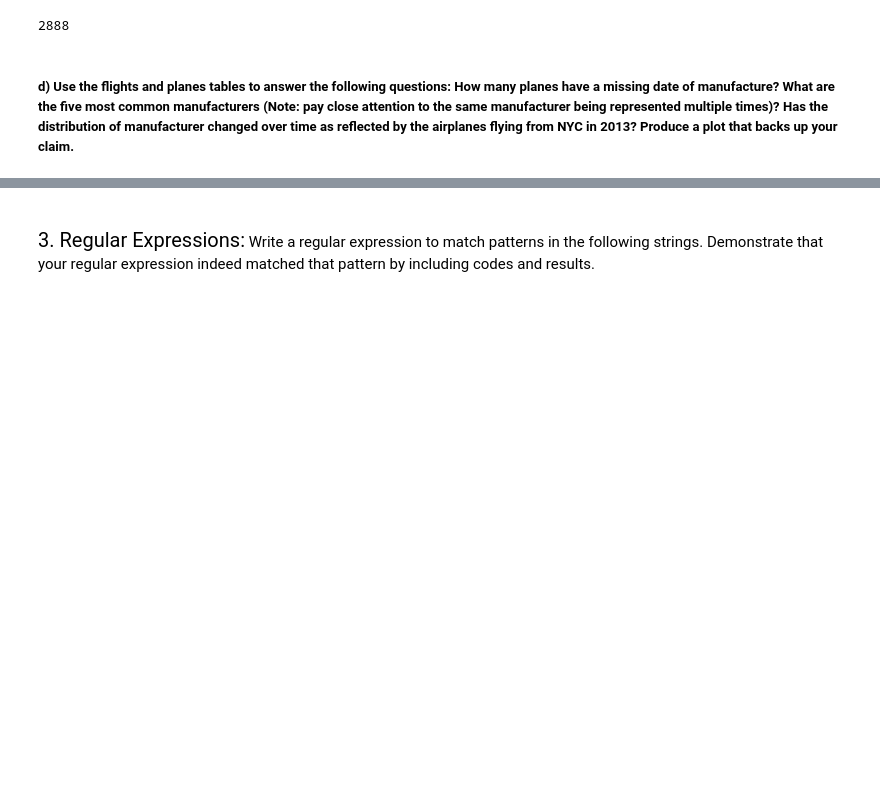
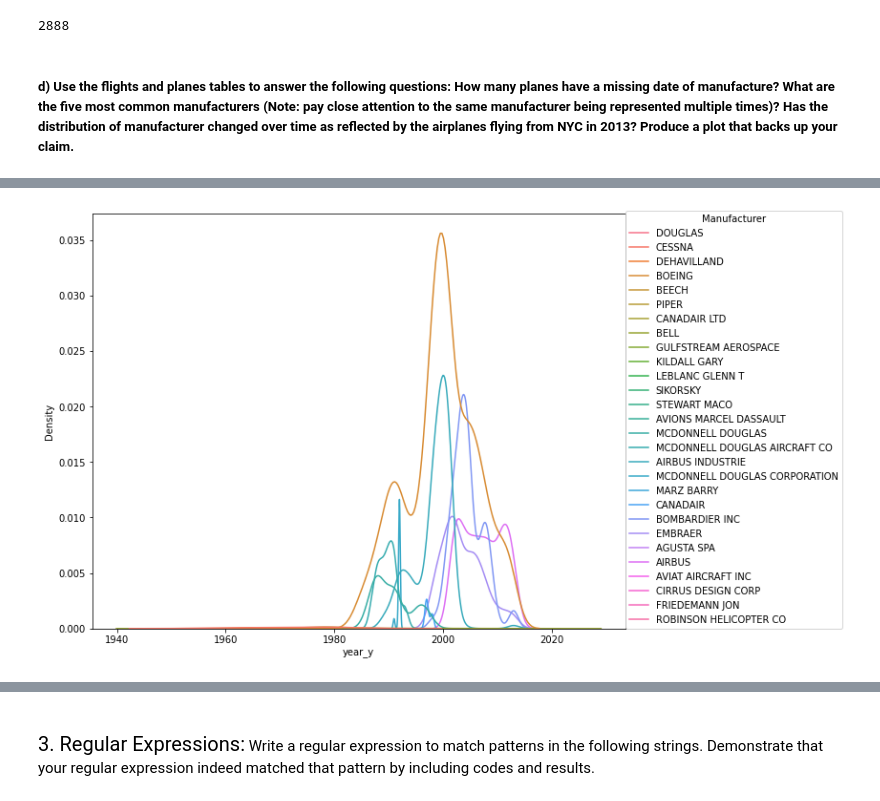
Before and after one commit to MapsaBootCamp/ML3_EXERCISE, a Jupyter notebook: week5.ipynb, the cells around one changed output, grey strips where cells are left out. Drawn from its saved outputs; the diff is of its cells as text; code cells hidden in the pictures; blank space fills up the shorter version.

```diff
--- a/week5.ipynb
+++ b/week5.ipynb
@@ -272,0 +316,2 @@ pd.merge(flights_from_nyc, planes_df, how = "inner" , on = "tailnum").tailnum.nu
+# %%
+df = pd.merge(flights_from_nyc, planes_df , how= "inner",on = "tailnum").groupby(["year_y" , "manufacturer" , "tailnum"],as_index=False).all()
@@ -272,0 +334,13 @@ pd.merge(flights_from_nyc, planes_df, how = "inner" , on = "tailnum").tailnum.nu
+# %%
+fig , ax = plt.subplots(1,1,figsize = (10,8))
+
+ax = sns.kdeplot(data= df, x = "year_y" ,hue = "manufacturer",warn_singular=False, hue_order= df.manufacturer.unique())
+
+
+legend = ax.get_legend()
+handles = legend.legendHandles
+legend.remove()
+ax.legend(handles, list(df.manufacturer.unique()), title='Manufacturer' , loc = (1,0))
+plt.show()
+# %% [output]
+[figure, added]
```
Also changed, not shown: parts of 17 cells of this notebook.
